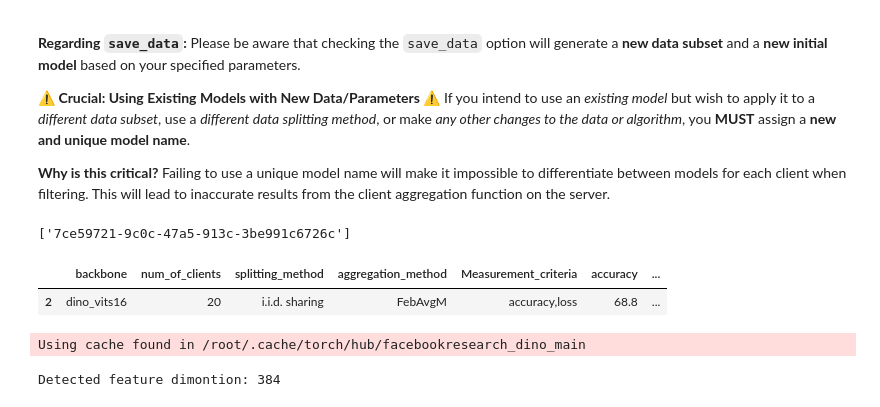
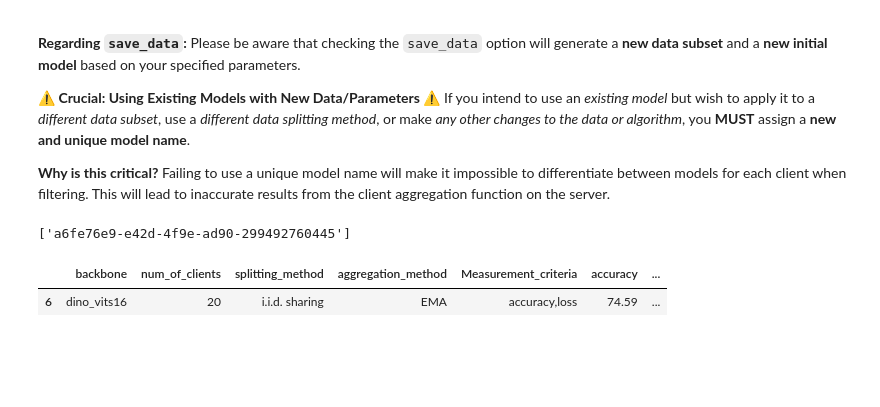
Before and after one commit to mohammad-rahbari/federated-learning_visual-classification, a Jupyter notebook: notebooks/federated_model_visual_classification.ipynb, the cells around one changed output. Saved outputs shown, nothing was run; the diff lists cells and outputs as text; code cells hidden in the pictures; blank space fills up the shorter version.

```diff
--- a/notebooks/federated_model_visual_classification.ipynb
+++ b/notebooks/federated_model_visual_classification.ipynb
@@ -729,23 +726,23 @@ Failing to use a unique model name will make it impossible to differentiate betw
 # %%
 #@title Extraction of the model we want to use as initial model
 
 global_log = pd.read_csv("/content/drive/MyDrive/MLDL_FederatedLearning/csv/global_log.csv")
 
 
-filter = (global_log["aggregation_method"] == "FebAvgM") & (global_log["round_number"]==1)
+filter = (global_log["aggregation_method"] == "EMA") & (global_log["round_number"]==2)
 filtered_models = global_log[filter]
 
 print(filtered_models["model_name"].values)
 
 filtered_models.head()
 # %% [output]
-['7ce59721-9c0c-47a5-913c-3be991c6726c']
+['a6fe76e9-e42d-4f9e-ad90-299492760445']
 |  | backbone | num_of_clients | splitting_method | aggregation_method | Measurement_criteria | accuracy | ... |
-| 2 | dino_vits16 | 20 | i.i.d. sharing | FebAvgM | accuracy,loss | 68.8 | ... |
+| 6 | dino_vits16 | 20 | i.i.d. sharing | EMA | accuracy,loss | 74.59 | ... |
 # %%
 
 load_data = True #@param{"type":"boolean"}
-initial_model_name = "7ce59721-9c0c-47a5-913c-3be991c6726c" #@param{"type":"string"}
+initial_model_name = "5ac9641e-855d-4215-bace-f82c8b2bd58c" #@param{"type":"string"}
 path_to_subsets = "/content/drive/MyDrive/MLDL_FederatedLearning/client_subsets/client_data_iid_20clients.pth" # @param {"type":"string"}
 path_to_class_combs = "" # @param {"type":"string"}
 
@@ -778,9 +775,6 @@ else:
     client_data, class_combs = noniid_sharing(train_set,Nc=Nc, n_clients=n_clients)
     path_to_class_combs = f"/content/drive/MyDrive/MLDL_FederatedLearning/client_subsets/class_combs_{method}_{str(n_clients)}clients.pth"
     print(spliting_method)
-# %% [output]
-Using cache found in /root/.cache/torch/hub/facebookresearch_dino_main
-Detected feature dimontion: 384
 # %%
 save_data = False #@param{"type":"boolean"}
 
```
Also changed, not shown: parts of 7 cells of this notebook.
